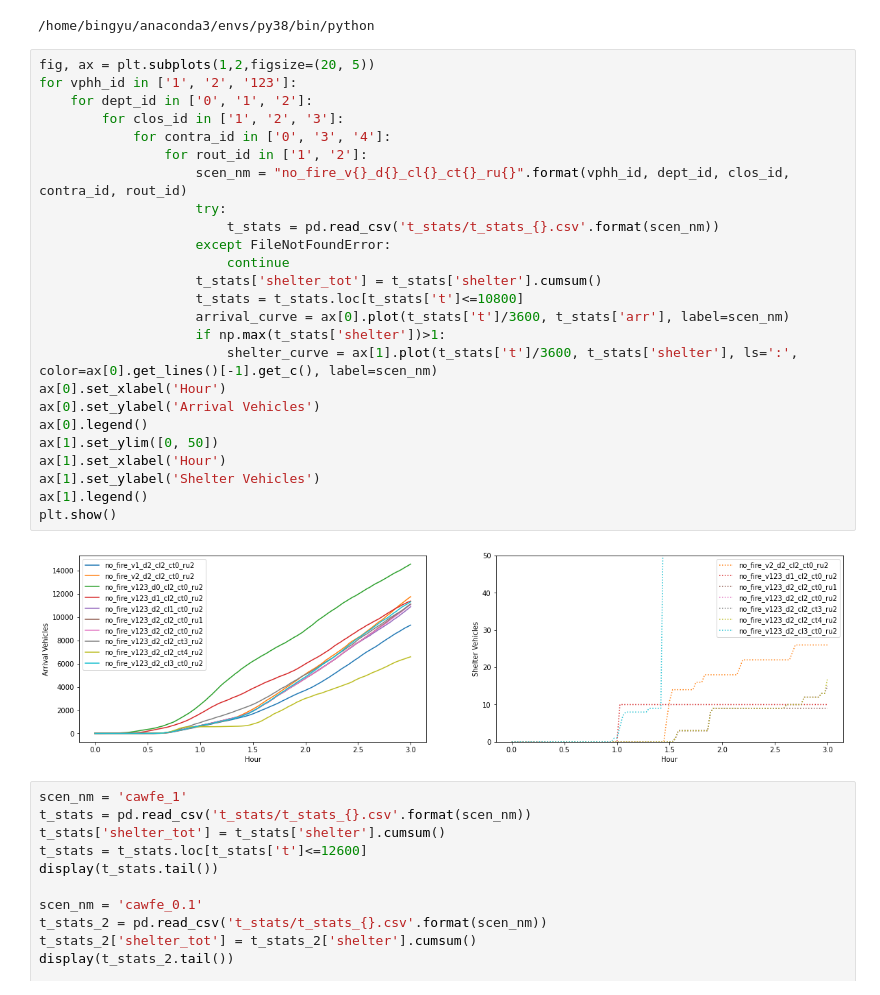
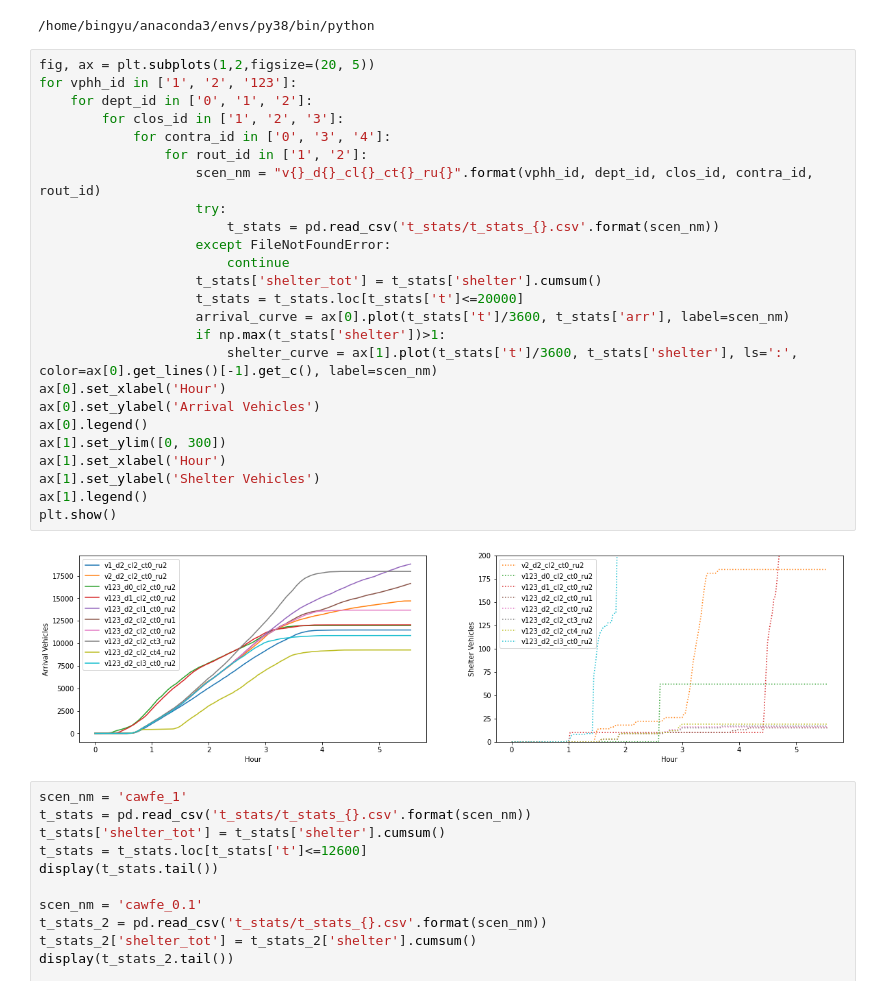
Before and after one commit to cb-cities/spatial_queue, a Jupyter notebook: projects/butte_osmnx/simulation_outputs/analysis.ipynb, the cells around one changed output. Drawn from its saved outputs; the diff is of its cells as text.

```diff
--- a/projects/butte_osmnx/simulation_outputs/analysis.ipynb
+++ b/projects/butte_osmnx/simulation_outputs/analysis.ipynb
@@ -13,30 +13,30 @@ import matplotlib.pyplot as plt
 # %%
 fig, ax = plt.subplots(1,2,figsize=(20, 5))
 for vphh_id in ['1', '2', '123']:
     for dept_id in ['0', '1', '2']:
         for clos_id in ['1', '2', '3']:
             for contra_id in ['0', '3', '4']:
                 for rout_id in ['1', '2']:
-                    scen_nm = "no_fire_v{}_d{}_cl{}_ct{}_ru{}".format(vphh_id, dept_id, clos_id, contra_id, rout_id)
+                    scen_nm = "v{}_d{}_cl{}_ct{}_ru{}".format(vphh_id, dept_id, clos_id, contra_id, rout_id)
                     try:
                         t_stats = pd.read_csv('t_stats/t_stats_{}.csv'.format(scen_nm))
                     except FileNotFoundError:
                         continue
                     t_stats['shelter_tot'] = t_stats['shelter'].cumsum()
-                    t_stats = t_stats.loc[t_stats['t']<=10800]
+                    t_stats = t_stats.loc[t_stats['t']<=20000]
                     arrival_curve = ax[0].plot(t_stats['t']/3600, t_stats['arr'], label=scen_nm)
                     if np.max(t_stats['shelter'])>1:
                         shelter_curve = ax[1].plot(t_stats['t']/3600, t_stats['shelter'], ls=':', color=ax[0].get_lines()[-1].get_c(), label=scen_nm)
 ax[0].set_xlabel('Hour')
 ax[0].set_ylabel('Arrival Vehicles')
 ax[0].legend()
-ax[1].set_ylim([0, 50])
+ax[1].set_ylim([0, 300])
 ax[1].set_xlabel('Hour')
 ax[1].set_ylabel('Shelter Vehicles')
 ax[1].legend()
 plt.show()
 # %% [output]
-[figure, old version]
+[figure, new version]
 # %%
 scen_nm = 'cawfe_1'
 t_stats = pd.read_csv('t_stats/t_stats_{}.csv'.format(scen_nm))
```
Also changed, not shown: 8 other files.
